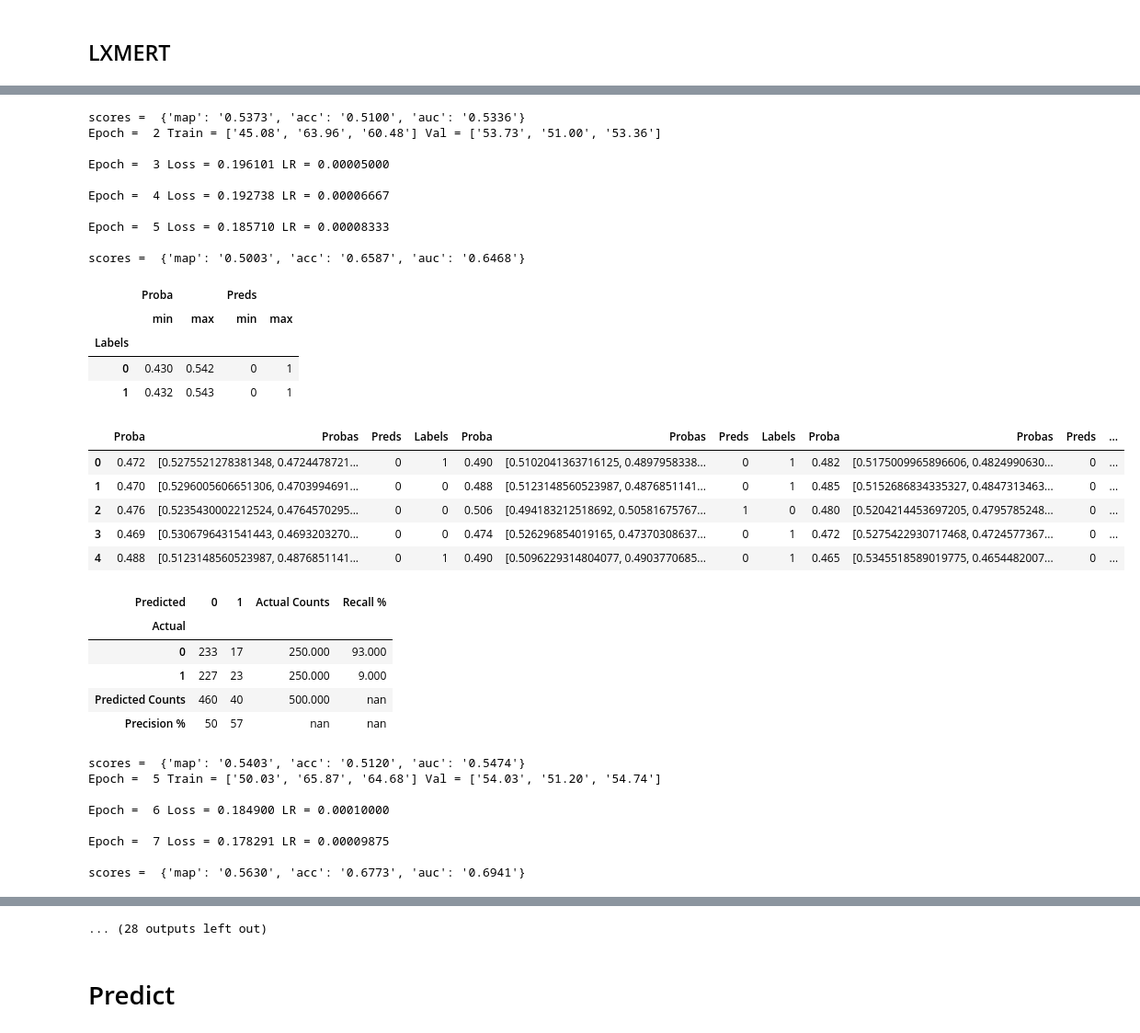
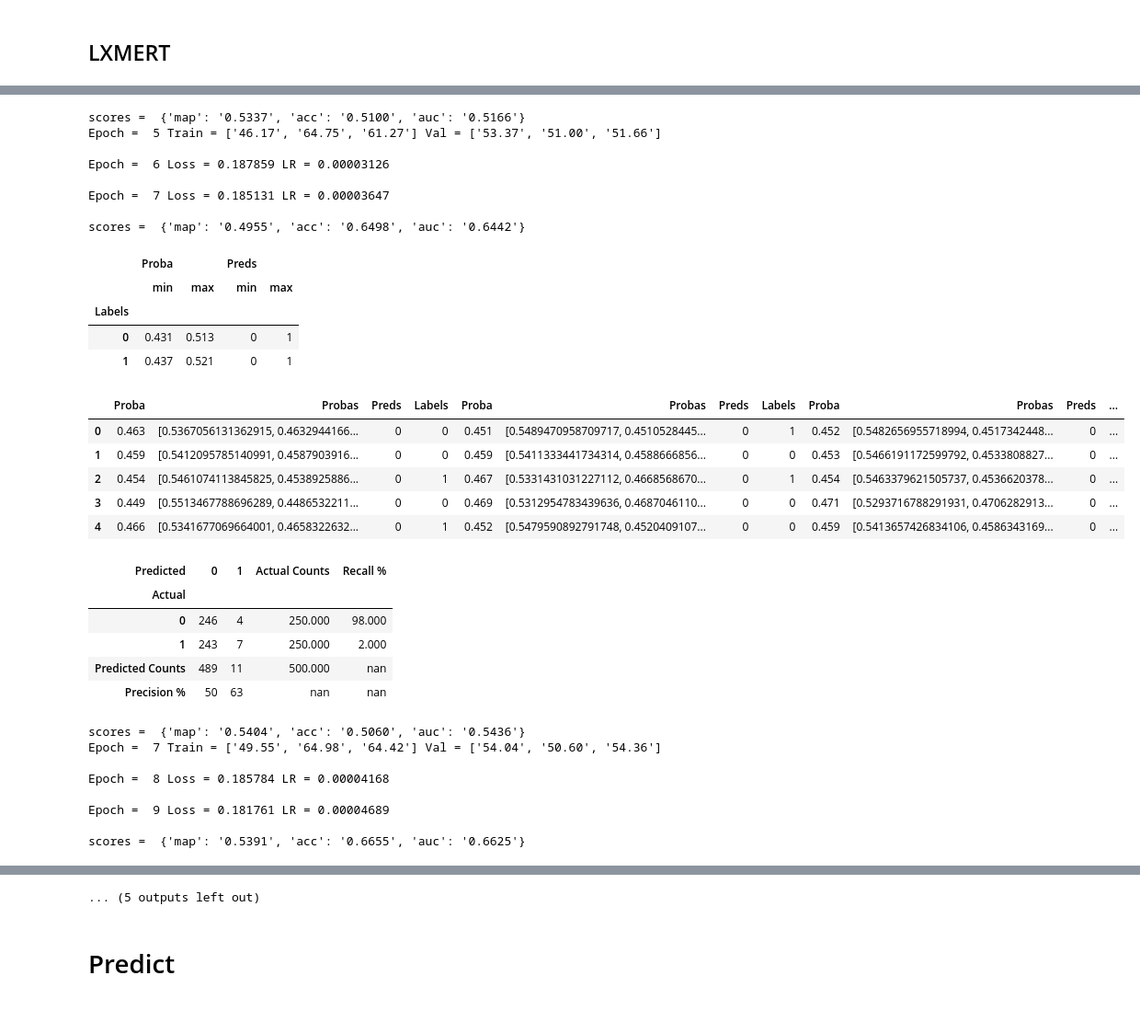
Before and after one commit to faizanahemad/facebook-hateful-memes, a Jupyter notebook: notebooks/LXMERT.ipynb, the cells around one changed output, grey strips where cells are left out. Shown at 92% size. Drawn from its saved outputs; the diff is of its cells as text; code cells hidden in the pictures.

Commit message:
LXMERT update NB

```diff
--- a/notebooks/LXMERT.ipynb
+++ b/notebooks/LXMERT.ipynb
@@ -60,7 +60,7 @@ def get_preprocess_text():
         "ocr": 0.0,
         "char_delete": 0.1
     }
-    char_level = TextAugment([0.1, 0.8, 0.1], char_level)
+    char_level = TextAugment([0.1, 0.4, 0.5], char_level)
     word_level = {
         "fasttext": 0.0,
         "glove_twitter": 0.0,
@@ -72,7 +72,7 @@ def get_preprocess_text():
         "word_cutout": 0.8,
         "gibberish_insert": 0.0
     }
-    word_level = TextAugment([0.2, 0.7, 0.1], word_level)
+    word_level = TextAugment([0.1, 0.4, 0.5], word_level)
     sentence_level = {
         "text_rotate": 0.0,
         "sentence_shuffle": 0.0,
@@ -172,7 +172,7 @@ yogi_params = dict(lr=1e-2,
 batch_size=96
 epochs = 10
 adamw = torch.optim.AdamW
-adamw_params = dict(lr=1e-4, betas=(0.9, 0.98), eps=1e-08, weight_decay=1e-3)
+adamw_params = dict(lr=1e-4, betas=(0.9, 0.98), eps=1e-08, weight_decay=1e-2)
 optimizer_class = adamw
 optimizer_params = adamw_params
 
@@ -211,11 +211,11 @@ lxmert_strategy = {
 ## LXMERT
 # %%
 model_params = dict(
-    model_name={"lxmert": dict(dropout=0.1, gaussian_noise=0.01)},
+    model_name={"lxmert": dict(dropout=0.2, gaussian_noise=0.01)},
     num_classes=2,
     gaussian_noise=0.01,
-    dropout=0.05,
-    word_masking_proba=0.15,
+    dropout=0.2,
+    word_masking_proba=0.2,
     featurizer="pass",
     final_layer_builder=fb_1d_loss_builder,
     internal_dims=768,
@@ -227,9 +227,9 @@ model_params = dict(
     loss="focal",
     dice_loss_coef=0.0,
     auc_loss_coef=0.0,
-    bbox_swaps=1,
-    bbox_copies=1,
-    bbox_gaussian_noise=0.01,
+    bbox_swaps=5,
+    bbox_copies=5,
+    bbox_gaussian_noise=0.05,
     finetune=False)
 
 from facebook_hateful_memes_detector.models.MultiModal.VilBertVisualBert import VilBertVisualBertModel
@@ -244,7 +244,7 @@ model_fn = model_builder(VilBertVisualBertModel,
                          optimiser_params=optimizer_params)
 # %%
 model, optimizer = model_fn()
-model.load_state_dict(torch.load("lxmert-smclr.pth"))
+load_stored_params(model, "lxmert-smclr.pth")
 model = model.to(get_device())
 # %% [output]
 LXRT encoder with 9 l_layers, 5 x_layers, and 5 r_layers.
@@ -305,14 +392,18 @@ prfs
 # %%
-lxmert_strategy = {
+lr_strategy = {
     "finetune": True
 }
+adamw = torch.optim.AdamW
+adamw_params = dict(lr=5e-5, betas=(0.9, 0.98), eps=1e-08, weight_decay=1e-2)
+optimizer_class = adamw
+optimizer_params = adamw_params
 
-_ = group_wise_finetune(model, lr_strategy_model)
-params_conf, _ = group_wise_lr(model, lr_strategy_model)
+_ = group_wise_finetune(model, lr_strategy)
+params_conf, _ = group_wise_lr(model, lr_strategy)
 optimizer = optimizer_class(params_conf, **optimizer_params)
 
 batch_size=64
-epochs = 10
+epochs = 16
 
 kfold = False
 results, prfs = train_validate_ntimes(
@@ -323,7 +414,7 @@ results, prfs = train_validate_ntimes(
     kfold=kfold,
     scheduler_init_fn=scheduler_init_fn,
     model_call_back=reg_sched,
-    validation_epochs=[2, 5, 7, 9, 11, 14, 17, 19, 24, 28],
+    validation_epochs=[5, 7, 9, 11, 15, 17, 24, 28, 31],
     show_model_stats=False,
     sampling_policy="without_replacement",
     accumulation_steps=4,
@@ -368,38 +458,36 @@ scores =  {'map': '0.4508', 'acc': '0.6396', 'auc': '0.6048'}
-scores =  {'map': '0.5373', 'acc': '0.5100', 'auc': '0.5336'}
-Epoch =  2 Train = ['45.08', '63.96', '60.48'] Val = ['53.73', '51.00', '53.36']
+scores =  {'map': '0.5337', 'acc': '0.5100', 'auc': '0.5166'}
+Epoch =  5 Train = ['46.17', '64.75', '61.27'] Val = ['53.37', '51.00', '51.66']
 
-Epoch =  3 Loss = 0.196101 LR = 0.00005000
+Epoch =  6 Loss = 0.187859 LR = 0.00003126
 
-Epoch =  4 Loss = 0.192738 LR = 0.00006667
+Epoch =  7 Loss = 0.185131 LR = 0.00003647
 
-Epoch =  5 Loss = 0.185710 LR = 0.00008333
-
-scores =  {'map': '0.5003', 'acc': '0.6587', 'auc': '0.6468'}
+scores =  {'map': '0.4955', 'acc': '0.6498', 'auc': '0.6442'}
 |  | Proba |  | Preds |  |
 |  | min | max | min | max |
 | Labels |  |  |  |  |
-| 0 | 0.430 | 0.542 | 0 | 1 |
-| 1 | 0.432 | 0.543 | 0 | 1 |
+| 0 | 0.431 | 0.513 | 0 | 1 |
+| 1 | 0.437 | 0.521 | 0 | 1 |
 |  | Proba | Probas | Preds | Labels | Proba | Probas | Preds | Labels | Proba | Probas | Preds | ... |
-| 0 | 0.472 | [0.5275521278381348, 0.4724478721... | 0 | 1 | 0.490 | [0.5102041363716125, 0.4897958338... | 0 | 1 | 0.482 | [0.5175009965896606, 0.4824990630... | 0 | ... |
-| 1 | 0.470 | [0.5296005606651306, 0.4703994691... | 0 | 0 | 0.488 | [0.5123148560523987, 0.4876851141... | 0 | 1 | 0.485 | [0.5152686834335327, 0.4847313463... | 0 | ... |
-| 2 | 0.476 | [0.5235430002212524, 0.4764570295... | 0 | 0 | 0.506 | [0.494183212518692, 0.50581675767... | 1 | 0 | 0.480 | [0.5204214453697205, 0.4795785248... | 0 | ... |
-| 3 | 0.469 | [0.5306796431541443, 0.4693203270... | 0 | 0 | 0.474 | [0.526296854019165, 0.47370308637... | 0 | 1 | 0.472 | [0.5275422930717468, 0.4724577367... | 0 | ... |
-| 4 | 0.488 | [0.5123148560523987, 0.4876851141... | 0 | 1 | 0.490 | [0.5096229314804077, 0.4903770685... | 0 | 1 | 0.465 | [0.5345518589019775, 0.4654482007... | 0 | ... |
+| 0 | 0.463 | [0.5367056131362915, 0.4632944166... | 0 | 0 | 0.451 | [0.5489470958709717, 0.4510528445... | 0 | 1 | 0.452 | [0.5482656955718994, 0.4517342448... | 0 | ... |
+| 1 | 0.459 | [0.5412095785140991, 0.4587903916... | 0 | 0 | 0.459 | [0.5411333441734314, 0.4588666856... | 0 | 0 | 0.453 | [0.5466191172599792, 0.4533808827... | 0 | ... |
+| 2 | 0.454 | [0.5461074113845825, 0.4538925886... | 0 | 1 | 0.467 | [0.5331431031227112, 0.4668568670... | 0 | 1 | 0.454 | [0.5463379621505737, 0.4536620378... | 0 | ... |
+| 3 | 0.449 | [0.5513467788696289, 0.4486532211... | 0 | 0 | 0.469 | [0.5312954783439636, 0.4687046110... | 0 | 0 | 0.471 | [0.5293716788291931, 0.4706282913... | 0 | ... |
+| 4 | 0.466 | [0.5341677069664001, 0.4658322632... | 0 | 1 | 0.452 | [0.5479590892791748, 0.4520409107... | 0 | 0 | 0.459 | [0.5413657426834106, 0.4586343169... | 0 | ... |
 | Predicted | 0 | 1 | Actual Counts | Recall % |
 | Actual |  |  |  |  |
-| 0 | 233 | 17 | 250.000 | 93.000 |
-| 1 | 227 | 23 | 250.000 | 9.000 |
-| Predicted Counts | 460 | 40 | 500.000 | nan |
-| Precision % | 50 | 57 | nan | nan |
+| 0 | 246 | 4 | 250.000 | 98.000 |
+| 1 | 243 | 7 | 250.000 | 2.000 |
+| Predicted Counts | 489 | 11 | 500.000 | nan |
+| Precision % | 50 | 63 | nan | nan |
-scores =  {'map': '0.5403', 'acc': '0.5120', 'auc': '0.5474'}
-Epoch =  5 Train = ['50.03', '65.87', '64.68'] Val = ['54.03', '51.20', '54.74']
+scores =  {'map': '0.5404', 'acc': '0.5060', 'auc': '0.5436'}
+Epoch =  7 Train = ['49.55', '64.98', '64.42'] Val = ['54.04', '50.60', '54.36']
 
-Epoch =  6 Loss = 0.184900 LR = 0.00010000
+Epoch =  8 Loss = 0.185784 LR = 0.00004168
 
-Epoch =  7 Loss = 0.178291 LR = 0.00009875
+Epoch =  9 Loss = 0.181761 LR = 0.00004689
 
-scores =  {'map': '0.5630', 'acc': '0.6773', 'auc': '0.6941'}
+scores =  {'map': '0.5391', 'acc': '0.6655', 'auc': '0.6625'}
 |  | Proba |  | Preds |  |
 |  | min | max | min | max |
 | Labels |  |  |  |  |
@@ -420,4 +508,4 @@ scores =  {'map': '0.5630', 'acc': '0.6773', 'auc': '0.6941'}
-... (28 outputs left out)
+... (5 outputs left out)
 # %% [markdown]
 # Predict
 # %%
```
Also changed, not shown: parts of 4 cells of this notebook.
